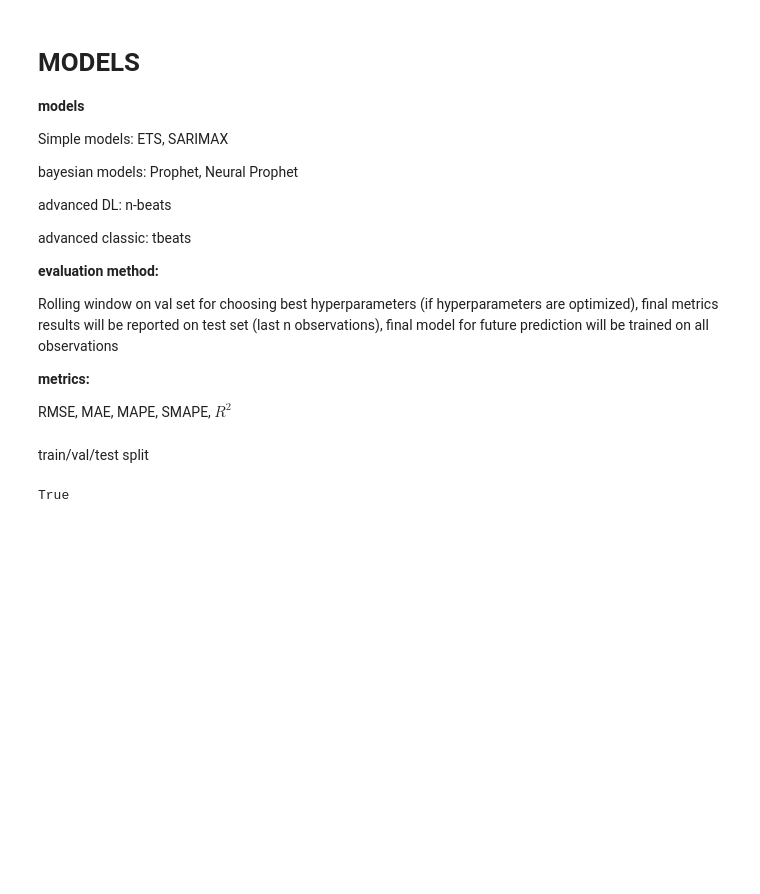
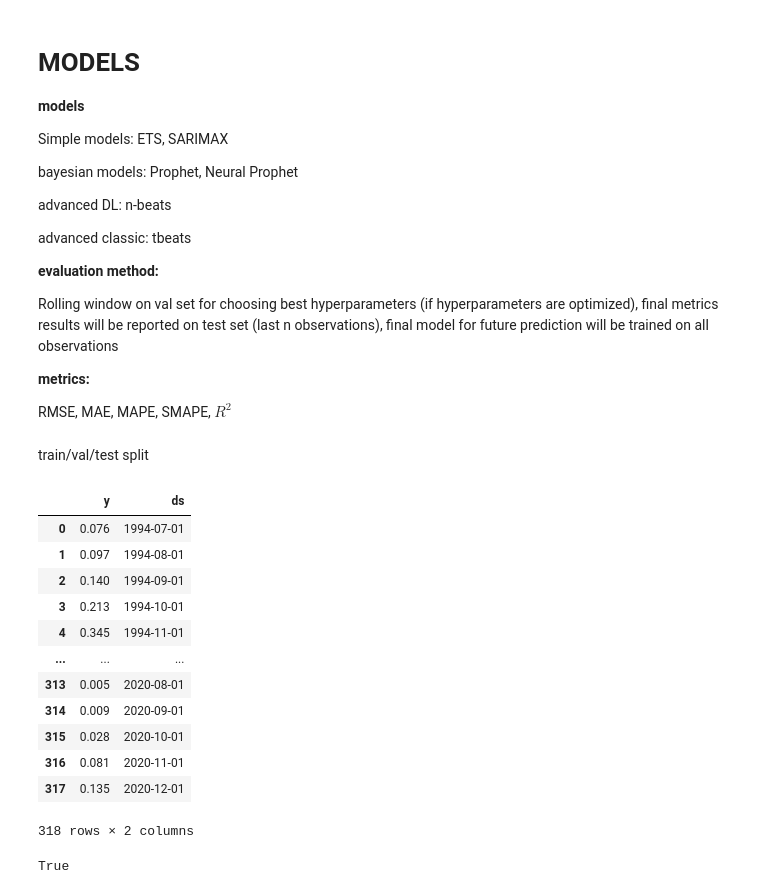
Before and after one commit to jcierocki/INGModellingContest, a Jupyter notebook: notebooks/models.ipynb, the cells around one changed output. Drawn from its saved outputs; the diff is of its cells as text; code cells hidden in the pictures; blank space fills up the shorter version.

```diff
--- a/notebooks/models.ipynb
+++ b/notebooks/models.ipynb
@@ -107,6 +105,22 @@ data = df.copy()
 data['ds'] = data.index
 data.columns = ['y', 'ds']
 data.index = range(data.shape[0])
+# %%
+data
+# %% [output]
+|  | y | ds |
+| 0 | 0.076 | 1994-07-01 |
+| 1 | 0.097 | 1994-08-01 |
+| 2 | 0.140 | 1994-09-01 |
+| 3 | 0.213 | 1994-10-01 |
+| 4 | 0.345 | 1994-11-01 |
+| ... | ... | ... |
+| 313 | 0.005 | 2020-08-01 |
+| 314 | 0.009 | 2020-09-01 |
+| 315 | 0.028 | 2020-10-01 |
+| 316 | 0.081 | 2020-11-01 |
+| 317 | 0.135 | 2020-12-01 |
+318 rows × 2 columns
 # %%
 df_train = data.loc[:train_len]
 df_val  = data.loc[train_len + 1: train_len + val_len]
```
Also changed, not shown: parts of 22 cells of this notebook.
